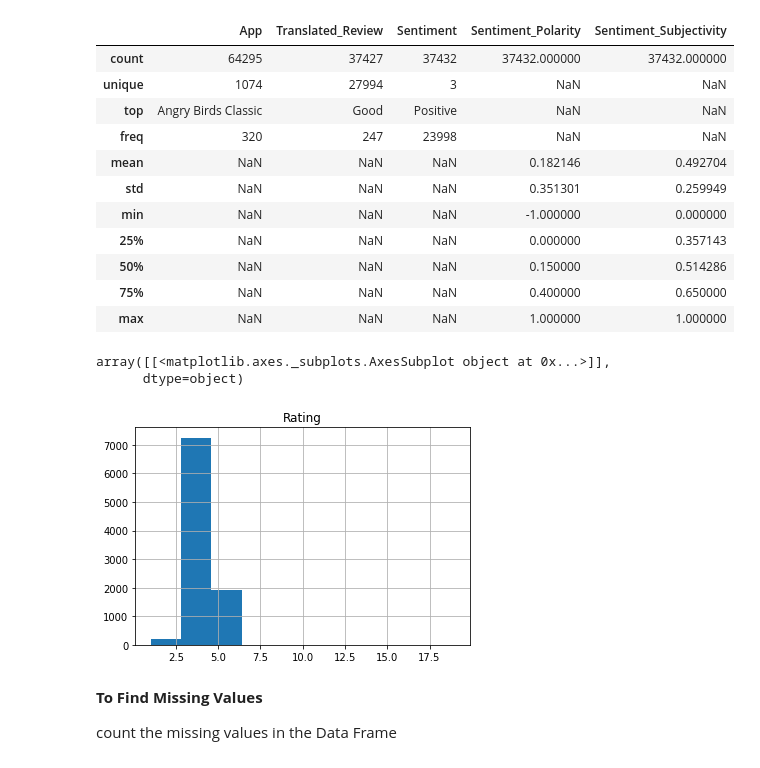
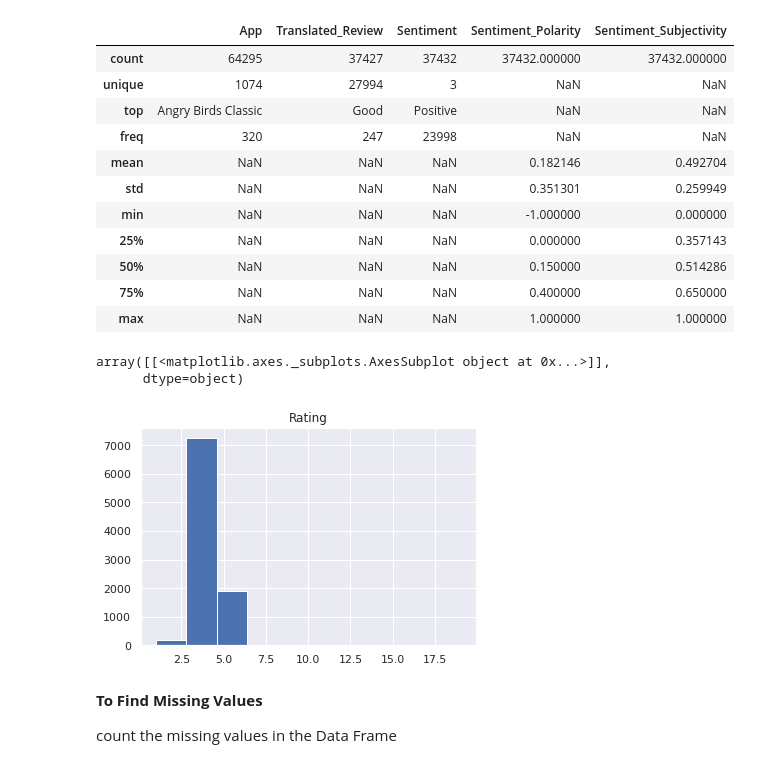
Before and after one commit to sanjaymkr/Google_Play_Store_Data_Analysis, a Jupyter notebook: Sanjay_Kumar_Google_Play_Store_Review.ipynb, the cells around one changed output. Saved outputs shown, nothing was run; the diff lists cells and outputs as text; code cells hidden in the pictures.

```diff
--- a/Sanjay_Kumar_Google_Play_Store_Review.ipynb
+++ b/Sanjay_Kumar_Google_Play_Store_Review.ipynb
@@ -153,12 +154,13 @@ user_reviews.describe(include="all")
 | 50% | NaN | NaN | NaN | 0.150000 | 0.514286 |
 | 75% | NaN | NaN | NaN | 0.400000 | 0.650000 |
 | max | NaN | NaN | NaN | 1.000000 | 1.000000 |
-# %%
-play_store.hist()
-# %% [output]
-array([[<matplotlib.axes._subplots.AxesSubplot object at 0x...>]],
-      dtype=object)
-[figure, removed]
+# %%
+sns.set()
+play_store.hist()
+# %% [output]
+array([[<matplotlib.axes._subplots.AxesSubplot object at 0x...>]],
+      dtype=object)
+[figure, added]
 # %% [markdown]
 **To Find Missing Values**
 
```
Also changed, not shown: parts of 17 cells of this notebook.
